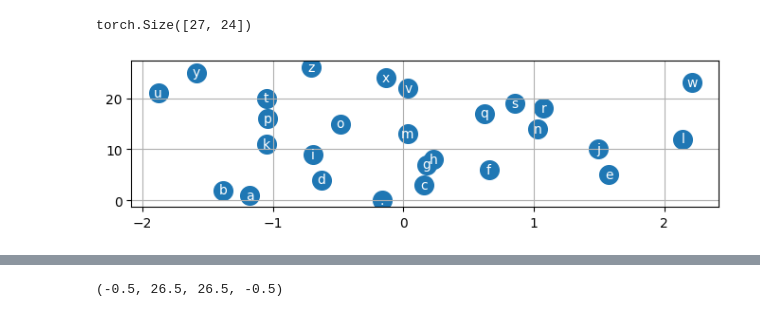
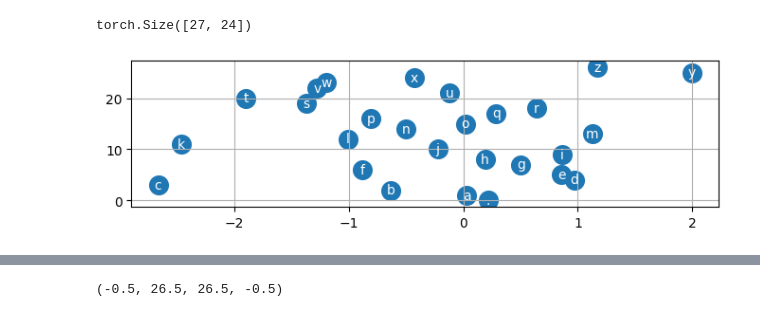
Before and after one commit to romenlaw/NaiveNeuralNetwork, a Jupyter notebook: makemore_wavenet.ipynb, the cells around one changed output, grey strips where cells are left out. Cells and saved outputs as stored; diff of their text form; code cells hidden in the pictures.

Commit message:
more visualisation

```diff
--- a/makemore_wavenet.ipynb
+++ b/makemore_wavenet.ipynb
@@ -508,11 +508,11 @@ C.shape
 torch.Size([27, 24])
 # %%
 # visualise the embedding vectors (emb_dim=24)
-plot_dim=8  #1 3 5 9 12 20 6
+plot_dim=6  #1 3 5 9 12 20 6
 plt.figure(figsize=(8,2))
 plt.scatter(y=[i for i in range(vocab_size)], x=C[:,plot_dim], s=200)
 for i in range(C.shape[0]):
   plt.text(y=i, x=C[i,plot_dim].data, s=itos[i], ha='center', va='center', color='white')
 plt.grid('minor')
 # %% [output]
-[figure, old version]
+[figure, new version]
```
Also changed, not shown: parts of 7 cells of this notebook.
